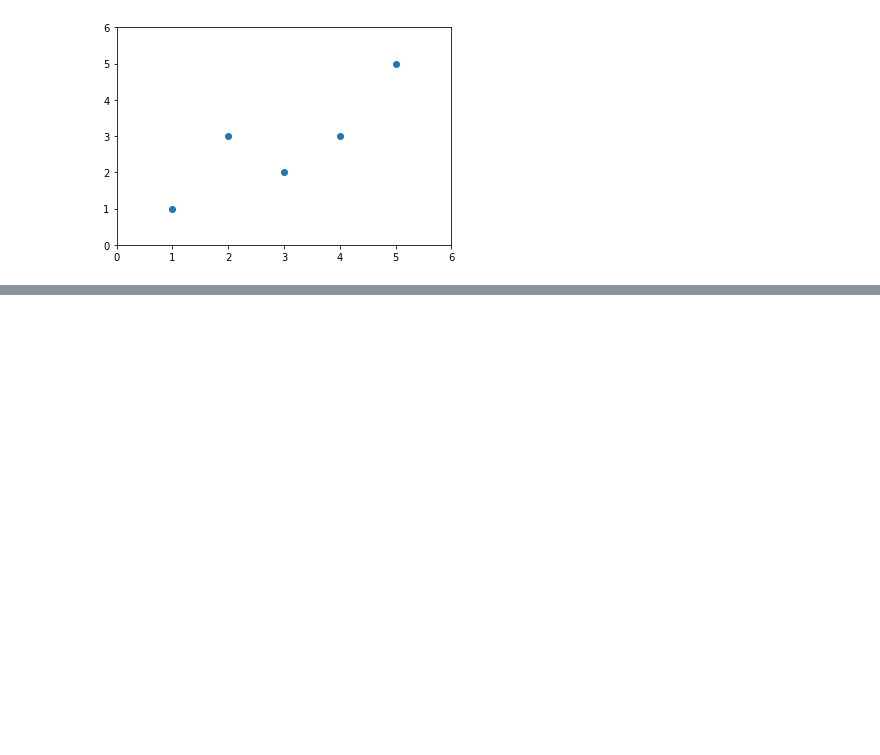
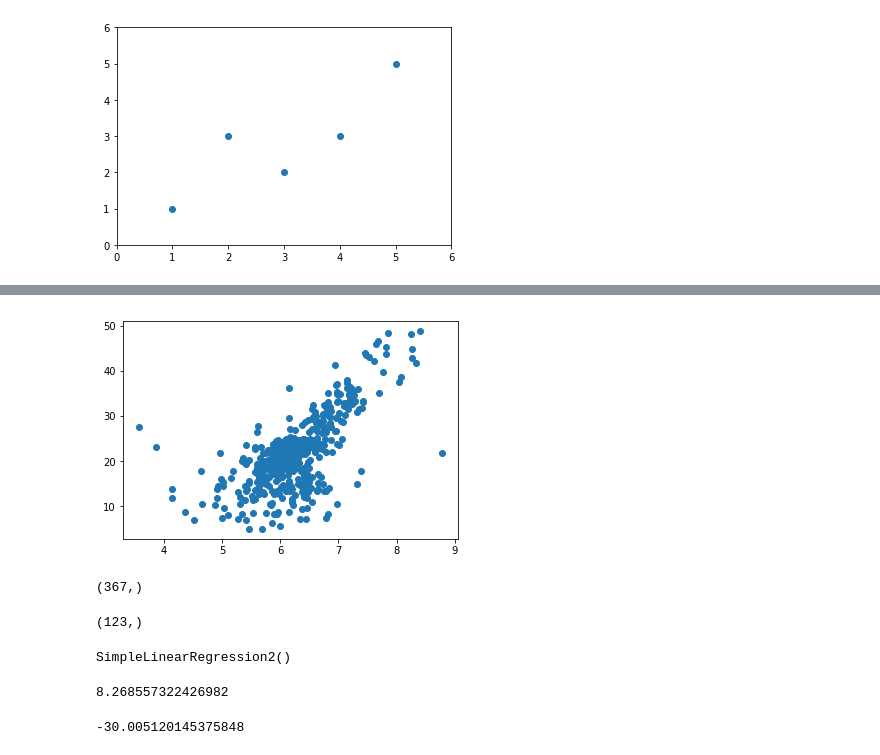
Before and after one commit to scutjason/ml4py, a Jupyter notebook: ml/线性回归.ipynb, the cells around one changed output, grey strips where cells are left out. Drawn from its saved outputs; the diff is of its cells as text; code cells hidden in the pictures; blank space fills up the shorter version.

```diff
--- a/ml/线性回归.ipynb
+++ b/ml/线性回归.ipynb
@@ -47,0 +318,4 @@ plt.show()
+# %%
+# 过滤最大值，通常最大值可能是异常值
+x = x[y < 50.0]
+y = y[y < 50.0]
@@ -47,0 +326,5 @@ plt.show()
+# %%
+plt.scatter(x,y)
+plt.show()
+# %% [output]
+[figure, added]
@@ -47,0 +335,8 @@ plt.show()
+# %%
+x_train.shape
+# %% [output]
+(367,)
+# %%
+x_test.shape
+# %% [output]
+(123,)
@@ -47,0 +345,12 @@ plt.show()
+# %%
+reg.fit(x,y)
+# %% [output]
+SimpleLinearRegression2()
+# %%
+reg.a_
+# %% [output]
+8.268557322426982
+# %%
+reg.b_
+# %% [output]
+-30.005120145375848
```
Also changed, not shown: parts of 87 cells of this notebook, 2 other files.
